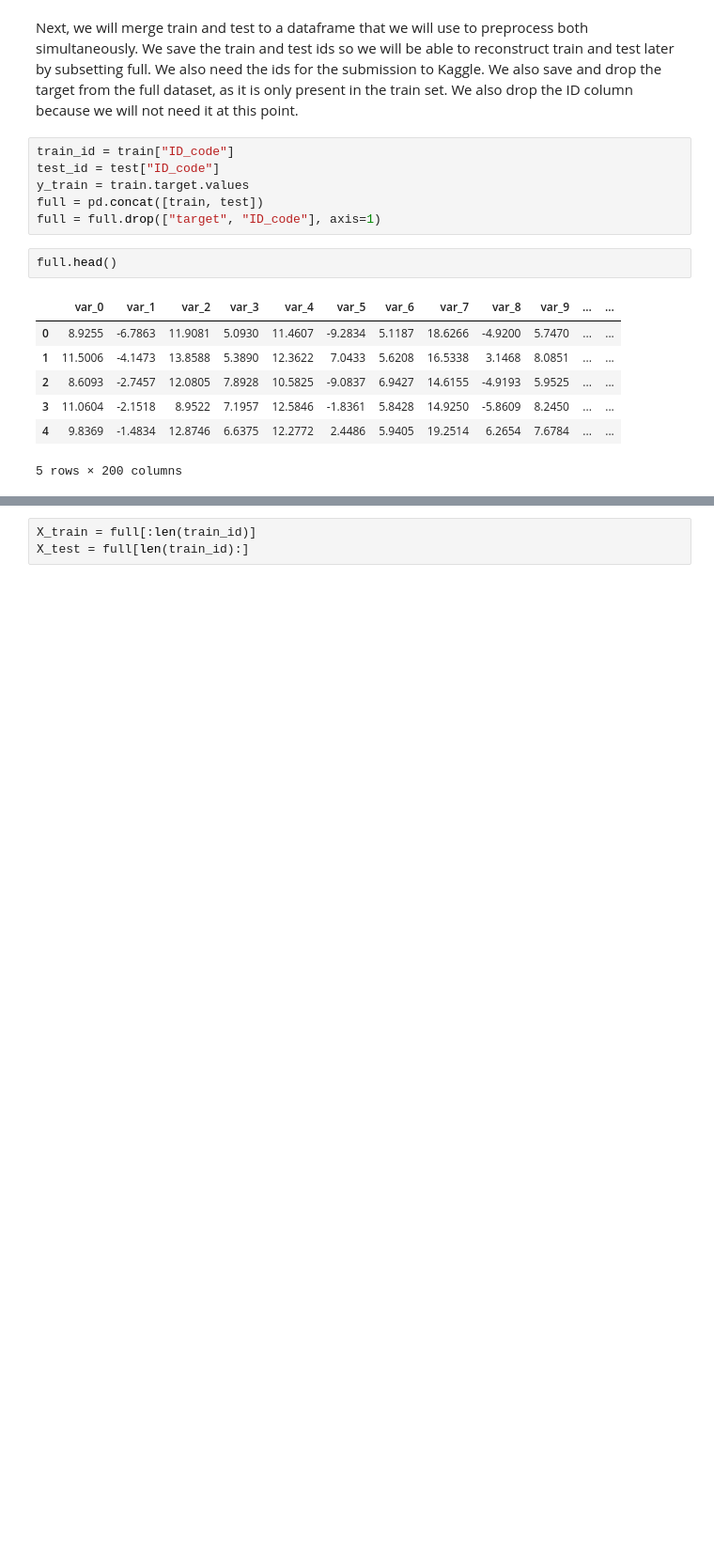
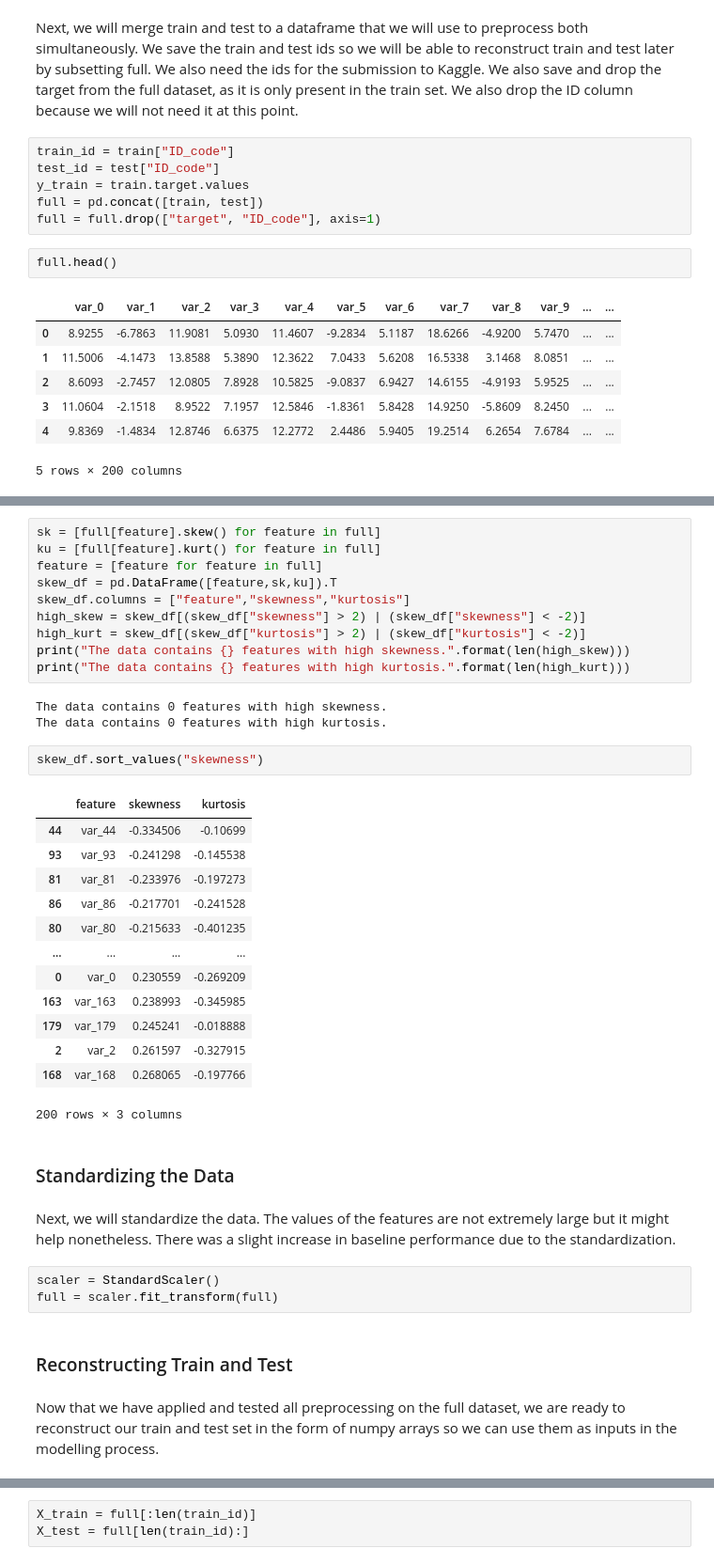
Before and after one commit to wouterregter/data-science-portfolio, a Jupyter notebook: Kaggle Customer Transaction Prediction/Kaggle Customer Transaction Prediction.ipynb, the cells around one changed output, grey strips where cells are left out. Shown at 94% size. Cells and saved outputs as stored; diff of their text form; blank space fills up the shorter version.

```diff
--- a/Kaggle Customer Transaction Prediction/Kaggle Customer Transaction Prediction.ipynb
+++ b/Kaggle Customer Transaction Prediction/Kaggle Customer Transaction Prediction.ipynb
@@ -95 +111,41 @@ np.sum(np.sum(full.isna()))
+# %%
+sk = [full[feature].skew() for feature in full]
+ku = [full[feature].kurt() for feature in full]
+feature = [feature for feature in full]
+skew_df = pd.DataFrame([feature,sk,ku]).T
+skew_df.columns = ["feature","skewness","kurtosis"]
+high_skew = skew_df[(skew_df["skewness"] > 2) | (skew_df["skewness"] < -2)]
+high_kurt = skew_df[(skew_df["kurtosis"] > 2) | (skew_df["kurtosis"] < -2)]
+print("The data contains {} features with high skewness.".format(len(high_skew)))
+print("The data contains {} features with high kurtosis.".format(len(high_kurt)))
+# %% [output]
+The data contains 0 features with high skewness.
+The data contains 0 features with high kurtosis.
+# %%
+skew_df.sort_values("skewness")
+# %% [output]
+|  | feature | skewness | kurtosis |
+| 44 | var_44 | -0.334506 | -0.10699 |
+| 93 | var_93 | -0.241298 | -0.145538 |
+| 81 | var_81 | -0.233976 | -0.197273 |
+| 86 | var_86 | -0.217701 | -0.241528 |
+| 80 | var_80 | -0.215633 | -0.401235 |
+| ... | ... | ... | ... |
+| 0 | var_0 | 0.230559 | -0.269209 |
+| 163 | var_163 | 0.238993 | -0.345985 |
+| 179 | var_179 | 0.245241 | -0.018888 |
+| 2 | var_2 | 0.261597 | -0.327915 |
+| 168 | var_168 | 0.268065 | -0.197766 |
+200 rows × 3 columns
+# %% [markdown]
+### Standardizing the Data
+# %% [markdown]
+Next, we will standardize the data. The values of the features are not extremely large but it might help nonetheless. There was a slight increase in baseline performance due to the standardization.
+# %%
+scaler = StandardScaler()
+full = scaler.fit_transform(full)
+# %% [markdown]
+### Reconstructing Train and Test
+# %% [markdown]
+Now that we have applied and tested all preprocessing on the full dataset, we are ready to reconstruct our train and test set in the form of numpy arrays so we can use them as inputs in the modelling process.
 # %%
```
Also changed, not shown: parts of 19 cells of this notebook.
